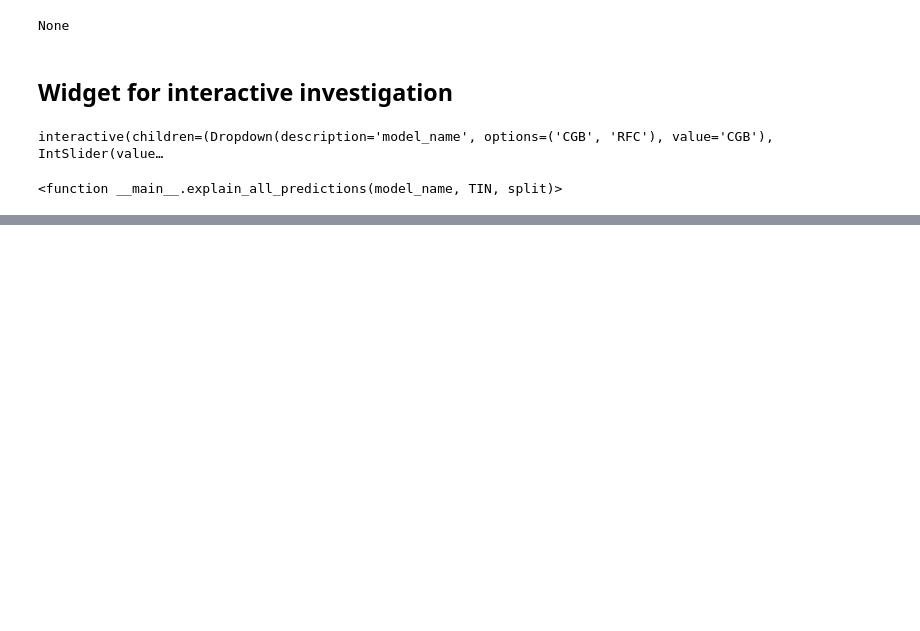
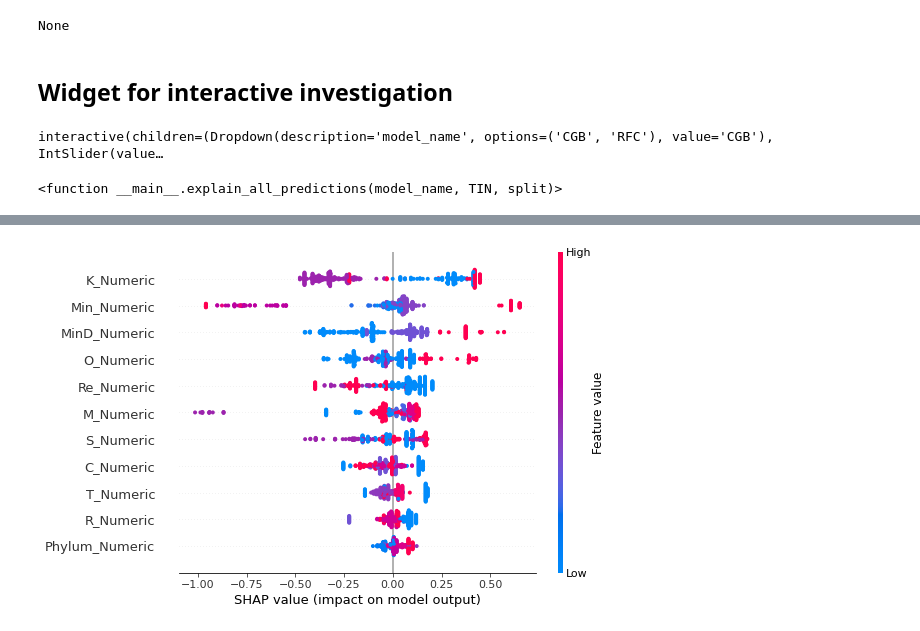
Before and after one commit to hydrogo/mel, a Jupyter notebook: notebooks/06_explaining_tree_based_model_predictions.ipynb, the cells around one changed output, grey strips where cells are left out. Cells and saved outputs as stored; diff of their text form; code cells hidden in the pictures; blank space fills up the shorter version.

```diff
--- a/notebooks/06_explaining_tree_based_model_predictions.ipynb
+++ b/notebooks/06_explaining_tree_based_model_predictions.ipynb
@@ -152,0 +195,40 @@ interactive(children=(Dropdown(description='model_name', options=('CGB', 'RFC'),
+# %%
+def _explain_all_predictions(model_name, TIN, split, fig_type="force",
+                             path="/home/georgy/Downloads/"):
+
+    explainer, shap_values, features = get_explainer(model_name, TIN, split)
+
+    if model_name == "CGB":
+        print("Warning: predictions are in logarithmic scale")
+
+        if fig_type == "force":
+            html = shap.force_plot(explainer.expected_value,
+                                   shap_values,
+                                   features,
+                                   show=False)
+            shap.save_html(f"{path}/{model_name}_{TIN}_{split}_{fig_type}_plot.html", html, full_html=True)
+
+        elif fig_type == "summary":
+            shap.summary_plot(shap_values,
+                              features,
+                              show=False)
+
+            plt.savefig(f"{path}/{model_name}_{TIN}_{split}_{fig_type}_plot.svg",
+                                                  bbox_inches="tight")
+
+    elif model_name == "RFC":
+
+        if fig_type == "force":
+            html = shap.force_plot(explainer.expected_value[1],
+                                   shap_values[1],
+                                   features,
+                                   show=False)
+            shap.save_html(f"{path}/{model_name}_{TIN}_{split}_{fig_type}_plot.html", html, full_html=True)
+
+        elif fig_type == "summary":
+            shap.summary_plot(shap_values[1],
+                              features,
+                              show=False)
+
+            plt.savefig(f"{path}/{model_name}_{TIN}_{split}_{fig_type}_plot.svg",
+                                                  bbox_inches="tight")
@@ -152,0 +239,3 @@ interactive(children=(Dropdown(description='model_name', options=('CGB', 'RFC'),
+# %%
+_explain_all_predictions("CGB", 3, 3, fig_type="summary")
+# %% [output]
@@ -152,0 +243 @@ interactive(children=(Dropdown(description='model_name', options=('CGB', 'RFC'),
+[figure, added]
```
Also changed, not shown: parts of 8 cells of this notebook, 1 other file.
